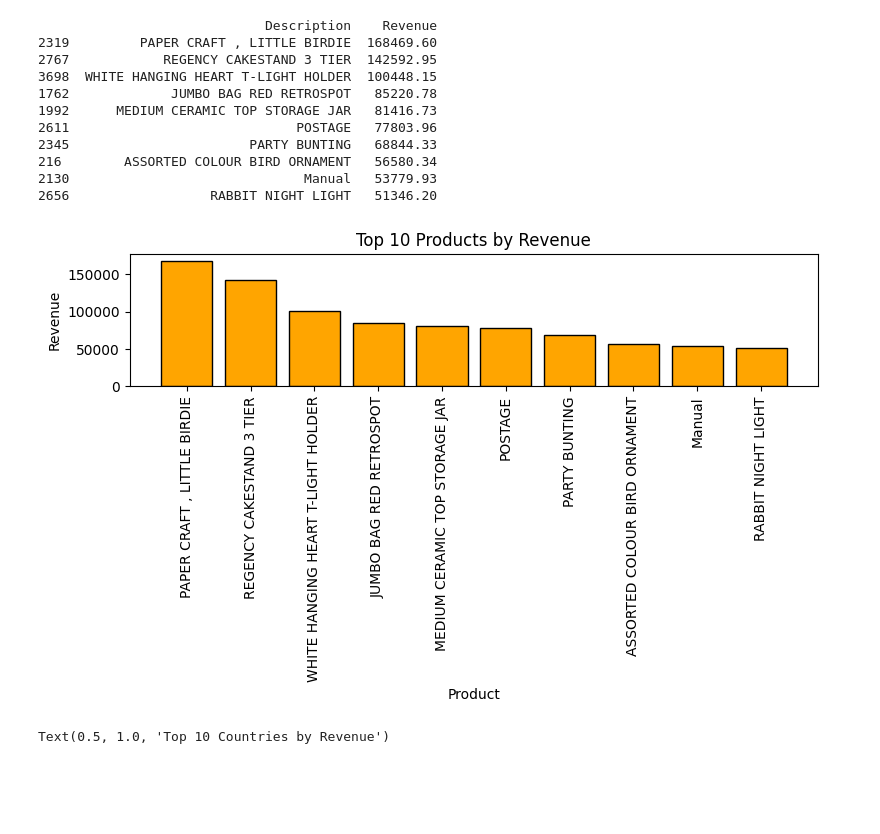
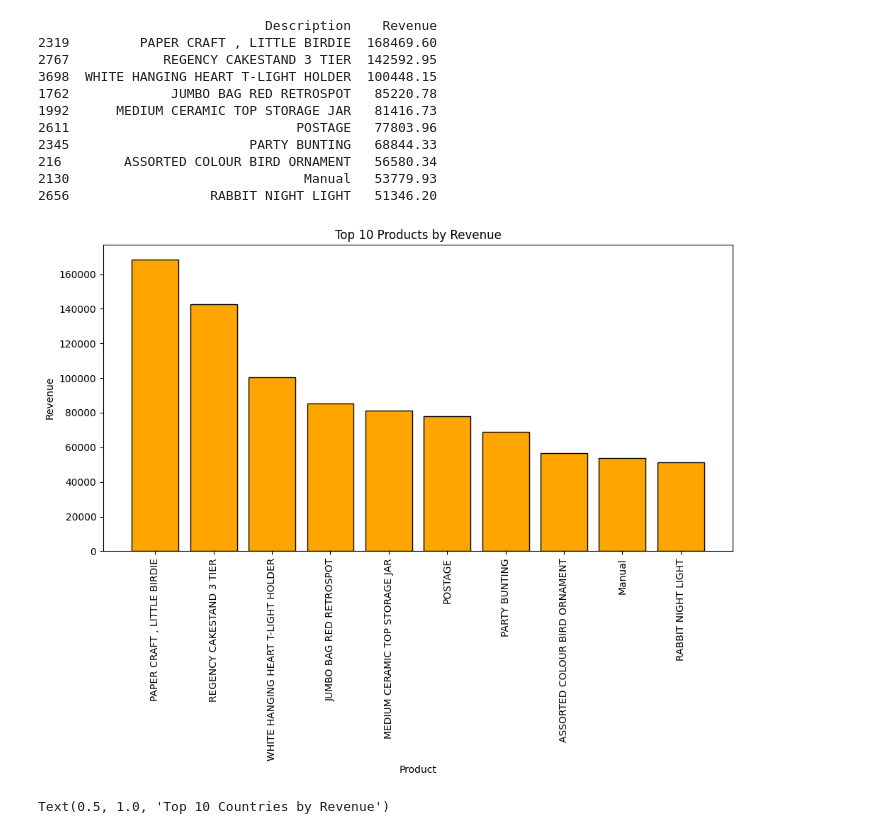
Before and after one commit to prashant5b2026-1/flipkart-ecommerce-analytics, a Jupyter notebook: notebooks/eda_analysis.ipynb, the cells around one changed output. Cells and saved outputs as stored; diff of their text form; code cells hidden in the pictures; blank space fills up the shorter version.

```diff
--- a/notebooks/eda_analysis.ipynb
+++ b/notebooks/eda_analysis.ipynb
@@ -75,17 +72,17 @@ print(top_selling_products)
 2130                              Manual   53779.93
 2656                  RABBIT NIGHT LIGHT   51346.20
 # %%
-plt.figure(figsize = (8,5))
+plt.figure(figsize = (10,8))
 plt.bar(top_selling_products["Description"], top_selling_products["Revenue"], color = "orange", edgecolor = "black")
 plt.xlabel("Product")
 plt.ylabel("Revenue")
 plt.xticks(rotation = 90)
 plt.title("Top 10 Products by Revenue")
 plt.tight_layout()
 plt.savefig("../images/top_selling_products.png", dpi=300, bbox_inches="tight")
 plt.show()
 # %% [output]
-[figure, old version]
+[figure, new version]
 # %%
 # Revenue by Country
 country_sales = df.groupby("Country", as_index = False)["Revenue"].sum().head(10)
```
Also changed, not shown: parts of 4 cells of this notebook, 4 other files.
